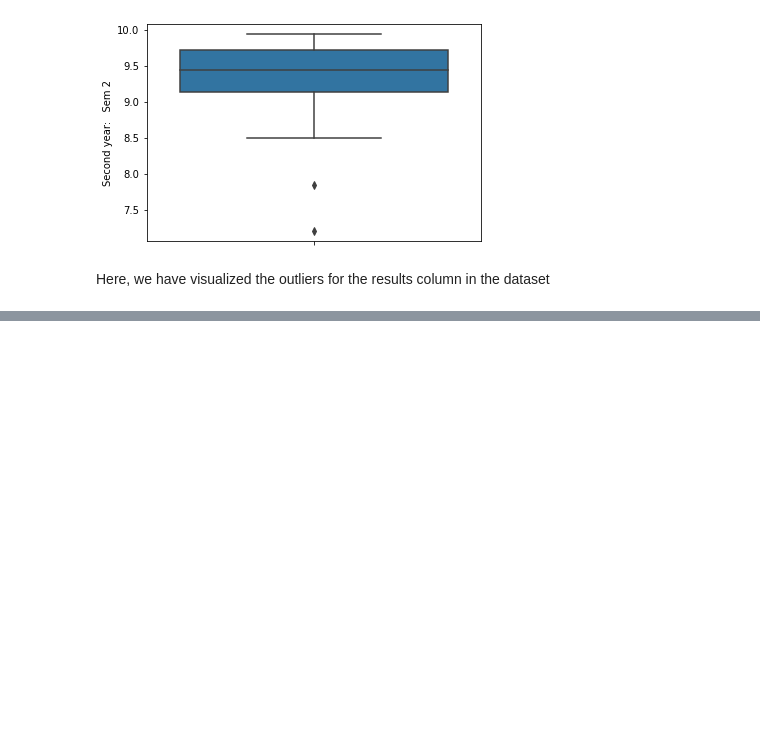
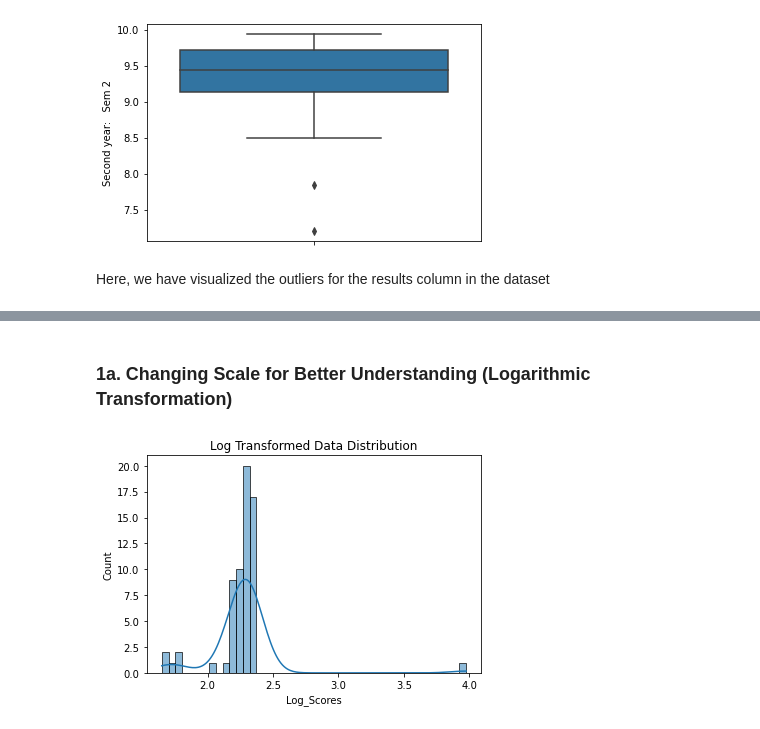
Before and after one commit to om-umrania/Software-Lab-3, a Jupyter notebook: DS-2.ipynb, the cells around one changed output, grey strips where cells are left out. Cells and saved outputs as stored; diff of their text form; code cells hidden in the pictures; blank space fills up the shorter version.

```diff
--- a/DS-2.ipynb
+++ b/DS-2.ipynb
@@ -159,0 +245,12 @@ Here, we have visualized the outliers for the results column in the dataset
+# %% [markdown]
+### 1a. Changing Scale for Better Understanding (Logarithmic Transformation)
+# %%
+# Applying log transformation
+data['Log_Scores'] = np.log(data['Avg_Score'] + 1)  # Adding 1 to handle log(0)
+
+# Plot transformed data
+sns.histplot(data['Log_Scores'], kde=True)
+plt.title('Log Transformed Data Distribution')
+plt.show()
+# %% [output]
+[figure, added]
```
Also changed, not shown: parts of 19 cells of this notebook, 2 other files.
